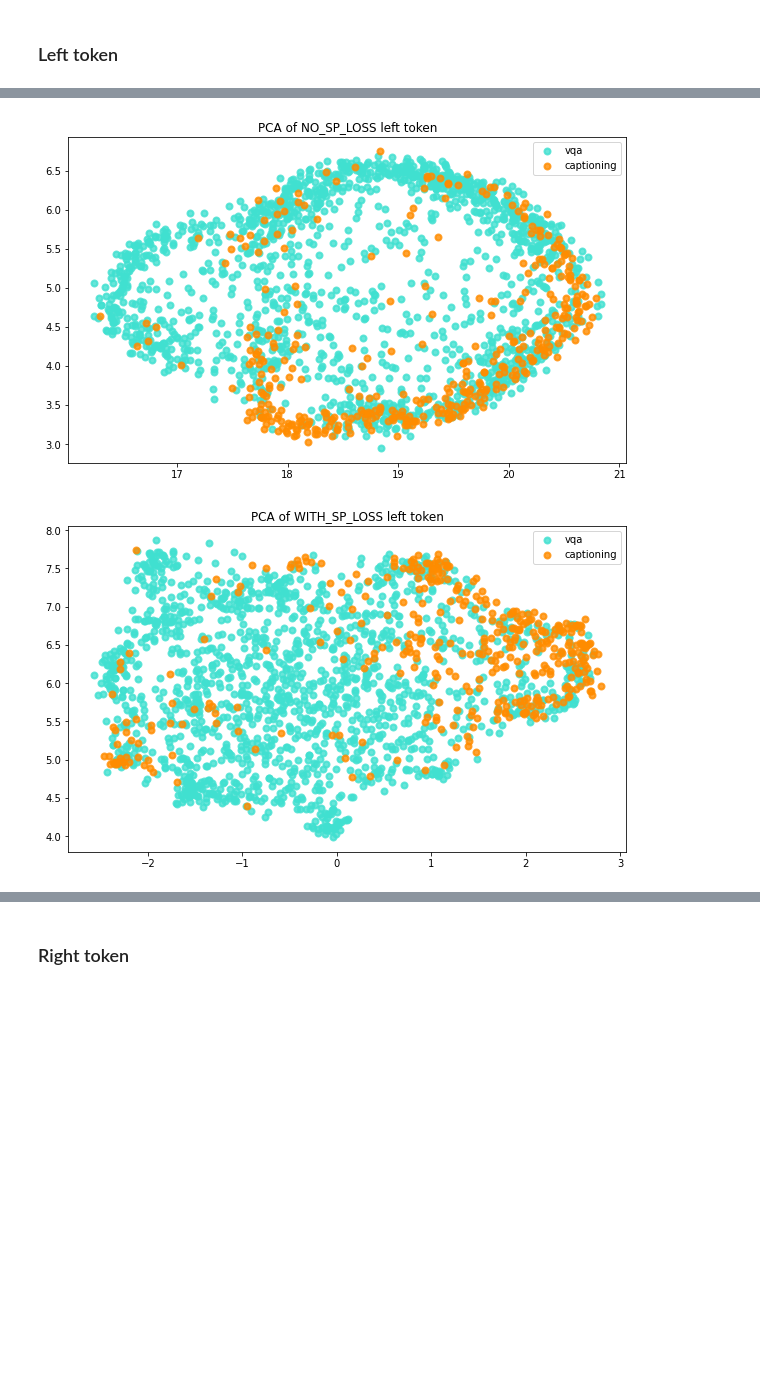
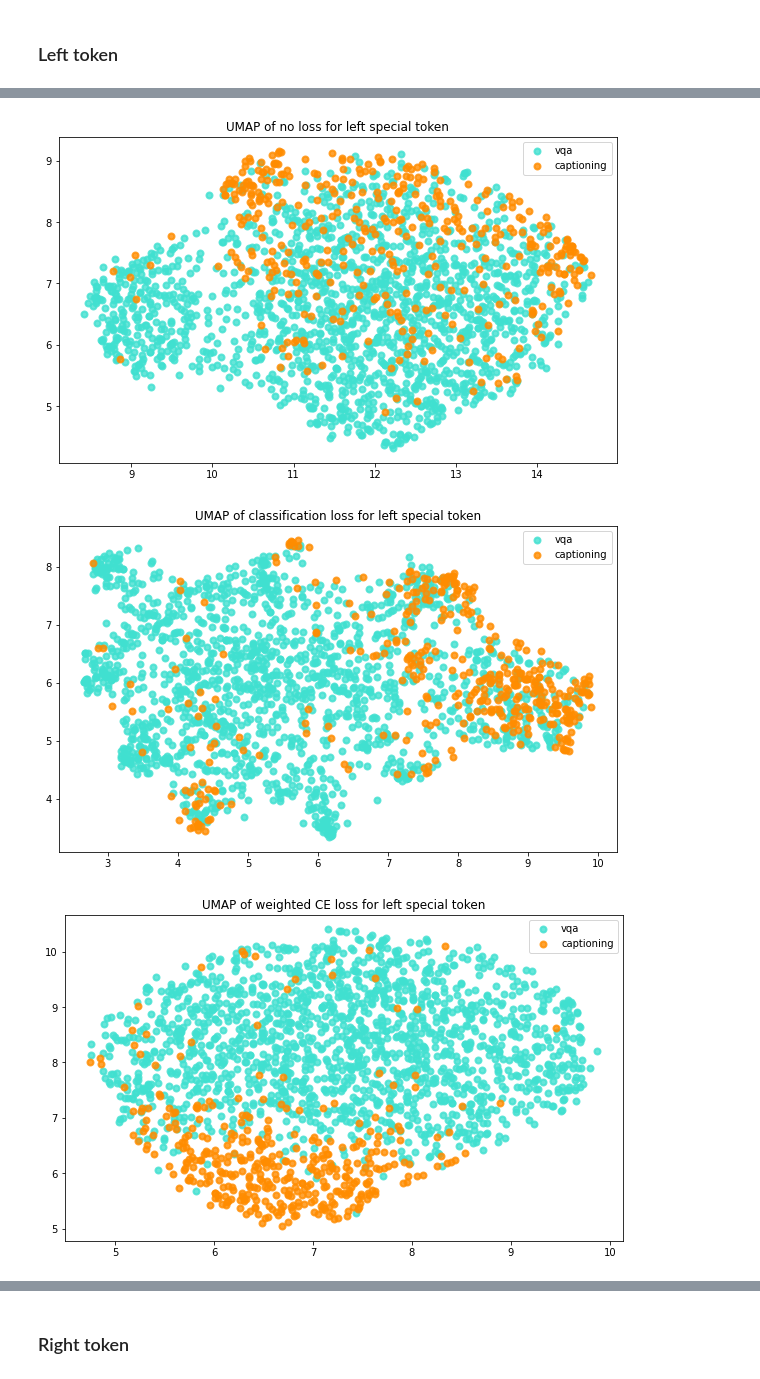
Before and after one commit to IrinaArmstrong/ru-dolph, a Jupyter notebook: jupyters/Ru_DOLPH_Fine_tuning_2_tasks.ipynb, the cells around one changed output, grey strips where cells are left out. Saved outputs shown, nothing was run; the diff lists cells and outputs as text; code cells hidden in the pictures; blank space fills up the shorter version.

```diff
--- a/jupyters/Ru_DOLPH_Fine_tuning_2_tasks.ipynb
+++ b/jupyters/Ru_DOLPH_Fine_tuning_2_tasks.ipynb
@@ -1400,7 +1451,7 @@ for color, i, task_name in zip(colors, [0, 1], task_names):
         color=color, alpha=0.8, lw=lw, label=task_name
     )
 plt.legend(loc="best", shadow=False, scatterpoints=1)
-plt.title("PCA of NO_SP_LOSS right token")
+plt.title("PCA of no loss for left special token")
 
 plt.figure(figsize=(10, 6))
 for color, i, task_name in zip(colors, [0, 1], task_names):
@@ -1410,7 +1461,20 @@ for color, i, task_name in zip(colors, [0, 1], task_names):
         color=color, alpha=0.8, lw=lw, label=task_name
     )
 plt.legend(loc="best", shadow=False, scatterpoints=1)
-plt.title("PCA of WITH_SP_LOSS right token")
+plt.title("PCA of classification loss for left special token")
 
 plt.show()
+
+
+plt.figure(figsize=(10, 6))
+for color, i, task_name in zip(colors, [0, 1], task_names):
+    plt.scatter(
+        wws_right_sp_token_embedding_2d[wws_gt_task_label == task_name, 0],
+        wws_right_sp_token_embedding_2d[wws_gt_task_label == task_name, 1],
+        color=color, alpha=0.8, lw=lw, label=task_name
+    )
+plt.legend(loc="best", shadow=False, scatterpoints=1)
+plt.title("PCA of weighted CE loss for left special token")
+
+plt.show()
 # %% [output]
@@ -1431,4 +1495,7 @@ ns_left_sp_token_embedding_2d = ns_umap_left.fit_transform(ns_left_sp_token_embe
 
 ws_umap_left = umap.UMAP()
 ws_left_sp_token_embedding_2d = ws_umap_left.fit_transform(ws_left_sp_token_embedding)
+
+wws_umap_left = umap.UMAP()
+wws_left_sp_token_embedding_2d = wws_umap_left.fit_transform(wws_left_sp_token_embedding)
 # %% [output]
@@ -1437,7 +1503,0 @@ Wall time: 27.6 s
-# %%
-%%time
-umap_left = umap.UMAP()
-umap_left.fit(np.vstack([ns_left_sp_token_embedding, ws_left_sp_token_embedding]))
-
-ns_left_sp_token_embedding_2d = umap_left.transform(ns_left_sp_token_embedding)
-ws_left_sp_token_embedding_2d = umap_left.transform(ws_left_sp_token_embedding)
@@ -1447,29 +1504,43 @@ Wall time: 1min 7s
 # %%
 plt.figure(figsize=(10, 6))
 colors = ["turquoise", "darkorange"]
 task_names = ['vqa', 'captioning']
 lw = 2
 
 for color, i, task_name in zip(colors, [0, 1], task_names):
     plt.scatter(
         ns_left_sp_token_embedding_2d[ns_gt_task_label == task_name, 0],
         ns_left_sp_token_embedding_2d[ns_gt_task_label == task_name, 1],
         color=color, alpha=0.8, lw=lw, label=task_name
     )
 plt.legend(loc="best", shadow=False, scatterpoints=1)
-plt.title("UMAP of NO_SP_LOSS left token")
+plt.title("UMAP of no loss for left special token")
 
 plt.figure(figsize=(10, 6))
 for color, i, task_name in zip(colors, [0, 1], task_names):
     plt.scatter(
         ws_left_sp_token_embedding_2d[ws_gt_task_label == task_name, 0],
         ws_left_sp_token_embedding_2d[ws_gt_task_label == task_name, 1],
         color=color, alpha=0.8, lw=lw, label=task_name
     )
 plt.legend(loc="best", shadow=False, scatterpoints=1)
-plt.title("UMAP of WITH_SP_LOSS left token")
+plt.title("UMAP of classification loss for left special token")
 
 plt.show()
+
+
+plt.figure(figsize=(10, 6))
+for color, i, task_name in zip(colors, [0, 1], task_names):
+    plt.scatter(
+        wws_left_sp_token_embedding_2d[wws_gt_task_label == task_name, 0],
+        wws_left_sp_token_embedding_2d[wws_gt_task_label == task_name, 1],
+        color=color, alpha=0.8, lw=lw, label=task_name
+    )
+plt.legend(loc="best", shadow=False, scatterpoints=1)
+plt.title("UMAP of weighted CE loss for left special token")
+
+plt.show()
 # %% [output]
-[figure, old version]
+[figure, new version]
-[figure, old version]
+[figure, new version]
+[figure, added]
```
Also changed, not shown: parts of 22 cells of this notebook.
